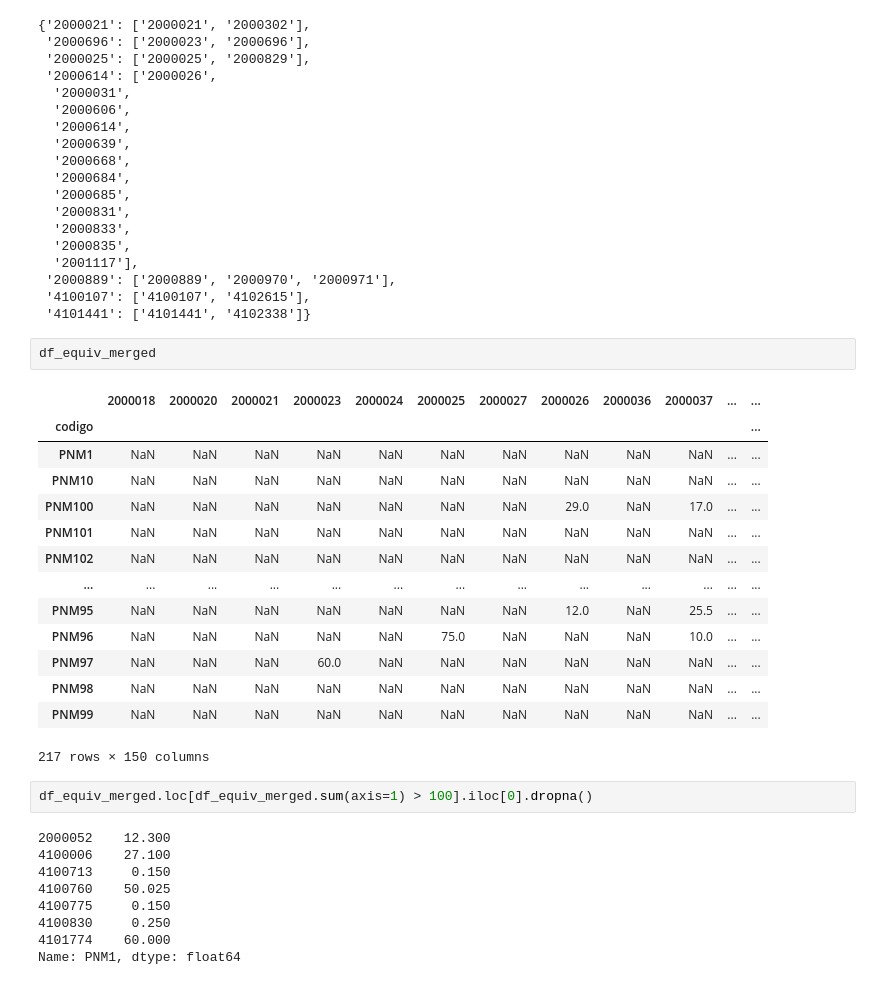
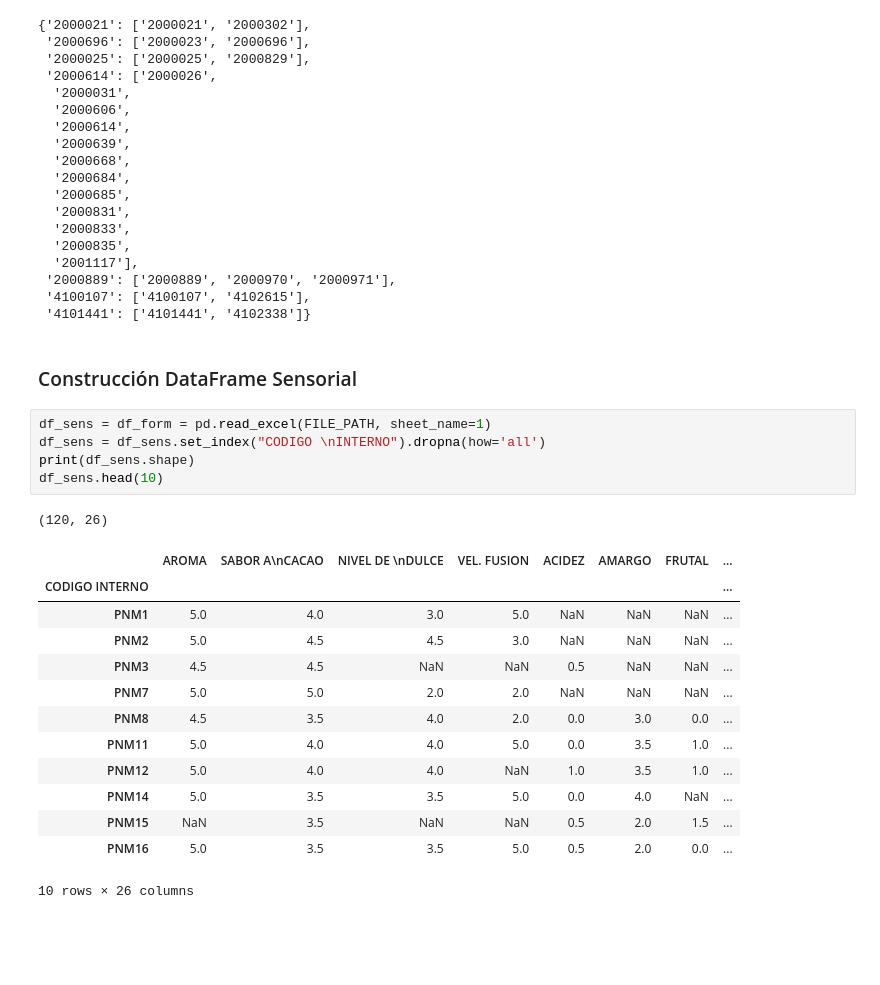
Before and after one commit to UN-GCPDS/python-gcpds.luker_multiple_annotators, a Jupyter notebook: notebooks/recipes.ipynb, the cells around one changed output. Cells and saved outputs as stored; diff of their text form; blank space fills up the shorter version.

```diff
--- a/notebooks/recipes.ipynb
+++ b/notebooks/recipes.ipynb
@@ -154,31 +213,25 @@ df_equiv_merged = pd.concat(merged_cols, axis=1) if merged_cols else pd.DataFram
  '2000889': ['2000889', '2000970', '2000971'],
  '4100107': ['4100107', '4102615'],
  '4101441': ['4101441', '4102338']}
-# %%
-df_equiv_merged
-# %% [output]
-|  | 2000018 | 2000020 | 2000021 | 2000023 | 2000024 | 2000025 | 2000027 | 2000026 | 2000036 | 2000037 | ... | ... |
-| codigo |  |  |  |  |  |  |  |  |  |  |  | ... |
-| PNM1 | NaN | NaN | NaN | NaN | NaN | NaN | NaN | NaN | NaN | NaN | ... | ... |
-| PNM10 | NaN | NaN | NaN | NaN | NaN | NaN | NaN | NaN | NaN | NaN | ... | ... |
-| PNM100 | NaN | NaN | NaN | NaN | NaN | NaN | NaN | 29.0 | NaN | 17.0 | ... | ... |
-| PNM101 | NaN | NaN | NaN | NaN | NaN | NaN | NaN | NaN | NaN | NaN | ... | ... |
-| PNM102 | NaN | NaN | NaN | NaN | NaN | NaN | NaN | NaN | NaN | NaN | ... | ... |
-| ... | ... | ... | ... | ... | ... | ... | ... | ... | ... | ... | ... | ... |
-| PNM95 | NaN | NaN | NaN | NaN | NaN | NaN | NaN | 12.0 | NaN | 25.5 | ... | ... |
-| PNM96 | NaN | NaN | NaN | NaN | NaN | 75.0 | NaN | NaN | NaN | 10.0 | ... | ... |
-| PNM97 | NaN | NaN | NaN | 60.0 | NaN | NaN | NaN | NaN | NaN | NaN | ... | ... |
-| PNM98 | NaN | NaN | NaN | NaN | NaN | NaN | NaN | NaN | NaN | NaN | ... | ... |
-| PNM99 | NaN | NaN | NaN | NaN | NaN | NaN | NaN | NaN | NaN | NaN | ... | ... |
-217 rows × 150 columns
-# %%
-df_equiv_merged.loc[df_equiv_merged.sum(axis=1) > 100].iloc[0].dropna()
-# %% [output]
-2000052    12.300
-4100006    27.100
-4100713     0.150
-4100760    50.025
-4100775     0.150
-4100830     0.250
-4101774    60.000
-Name: PNM1, dtype: float64
+# %% [markdown]
+### Construcción DataFrame Sensorial
+# %%
+df_sens = df_form = pd.read_excel(FILE_PATH, sheet_name=1)
+df_sens = df_sens.set_index("CODIGO \nINTERNO").dropna(how='all')
+print(df_sens.shape)
+df_sens.head(10)
+# %% [output]
+(120, 26)
+|  | AROMA | SABOR A\nCACAO | NIVEL DE \nDULCE | VEL. FUSION | ACIDEZ | AMARGO | FRUTAL | ... |
+| CODIGO INTERNO |  |  |  |  |  |  |  | ... |
+| PNM1 | 5.0 | 4.0 | 3.0 | 5.0 | NaN | NaN | NaN | ... |
+| PNM2 | 5.0 | 4.5 | 4.5 | 3.0 | NaN | NaN | NaN | ... |
+| PNM3 | 4.5 | 4.5 | NaN | NaN | 0.5 | NaN | NaN | ... |
+| PNM7 | 5.0 | 5.0 | 2.0 | 2.0 | NaN | NaN | NaN | ... |
+| PNM8 | 4.5 | 3.5 | 4.0 | 2.0 | 0.0 | 3.0 | 0.0 | ... |
+| PNM11 | 5.0 | 4.0 | 4.0 | 5.0 | 0.0 | 3.5 | 1.0 | ... |
+| PNM12 | 5.0 | 4.0 | 4.0 | NaN | 1.0 | 3.5 | 1.0 | ... |
+| PNM14 | 5.0 | 3.5 | 3.5 | 5.0 | 0.0 | 4.0 | NaN | ... |
+| PNM15 | NaN | 3.5 | NaN | NaN | 0.5 | 2.0 | 1.5 | ... |
+| PNM16 | 5.0 | 3.5 | 3.5 | 5.0 | 0.5 | 2.0 | 0.0 | ... |
+10 rows × 26 columns
```
Also changed, not shown: parts of 14 cells of this notebook, 1 other file.
